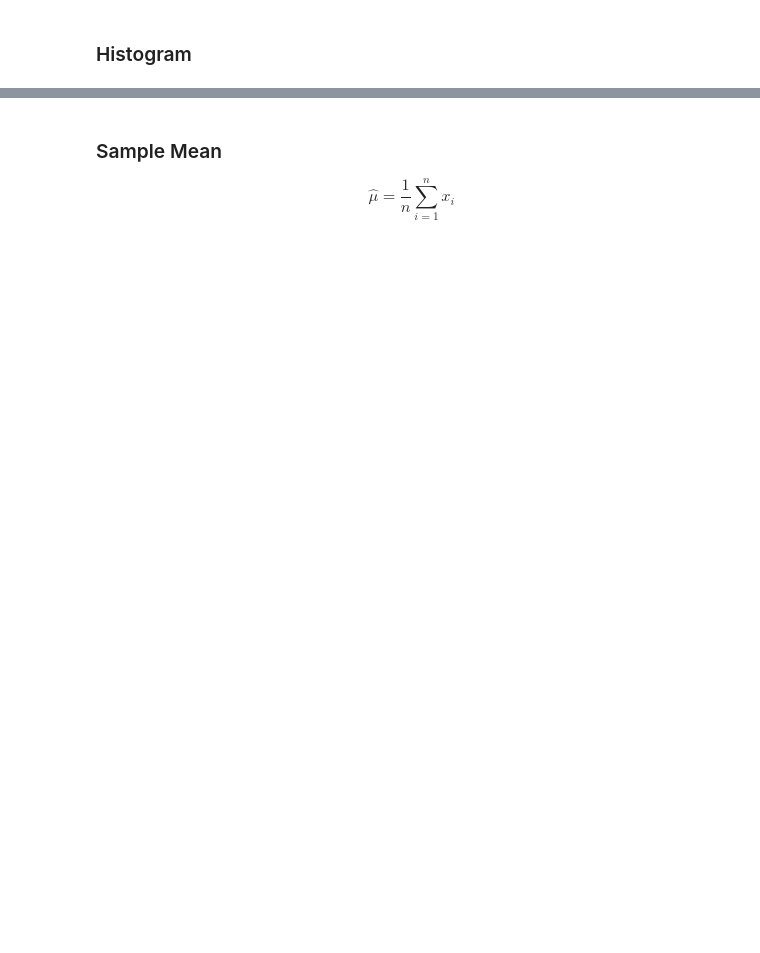
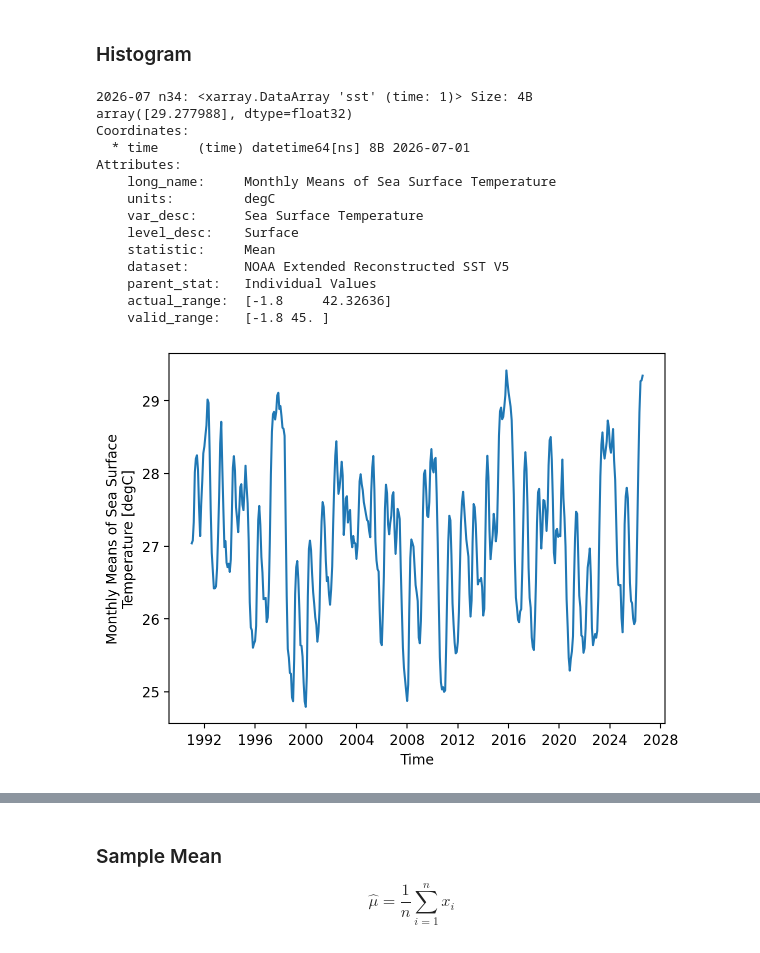
Before and after one commit to cl3225/CLMTG-5060, a Jupyter notebook: Lecture 02_examples.ipynb, the cells around one changed output, grey strips where cells are left out. Cells and saved outputs as stored; diff of their text form; code cells hidden in the pictures; blank space fills up the shorter version.

```diff
--- a/Lecture 02_examples.ipynb
+++ b/Lecture 02_examples.ipynb
@@ -134,2 +155,28 @@ def n34_average(x):
 # %% [markdown]
 ### Histogram
+# %%
+n34.sel(time=slice('1991', '2026')).plot()
+ax = plt.gca()
+
+
+# grab the value at July 2026
+target_date = '2026-07'
+val = n34.sel(time=target_date)
+print('2026-07 n34:', val) # or val.value
+plt.savefig('n34.png',dpi =200)
+# %% [output]
+2026-07 n34: <xarray.DataArray 'sst' (time: 1)> Size: 4B
+array([29.277988], dtype=float32)
+Coordinates:
+  * time     (time) datetime64[ns] 8B 2026-07-01
+Attributes:
+    long_name:     Monthly Means of Sea Surface Temperature
+    units:         degC
+    var_desc:      Sea Surface Temperature
+    level_desc:    Surface
+    statistic:     Mean
+    dataset:       NOAA Extended Reconstructed SST V5
+    parent_stat:   Individual Values
+    actual_range:  [-1.8     42.32636]
+    valid_range:   [-1.8 45. ]
+[figure, added]
```
Also changed, not shown: parts of 12 cells of this notebook.
